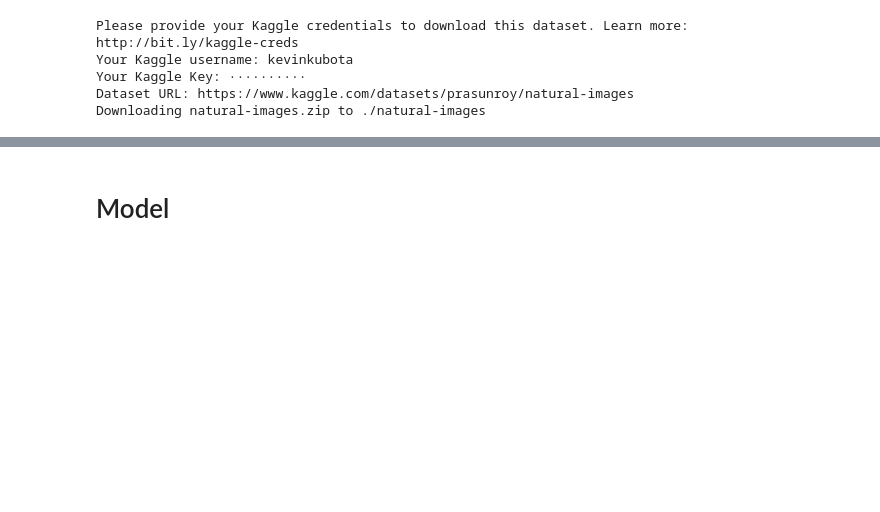
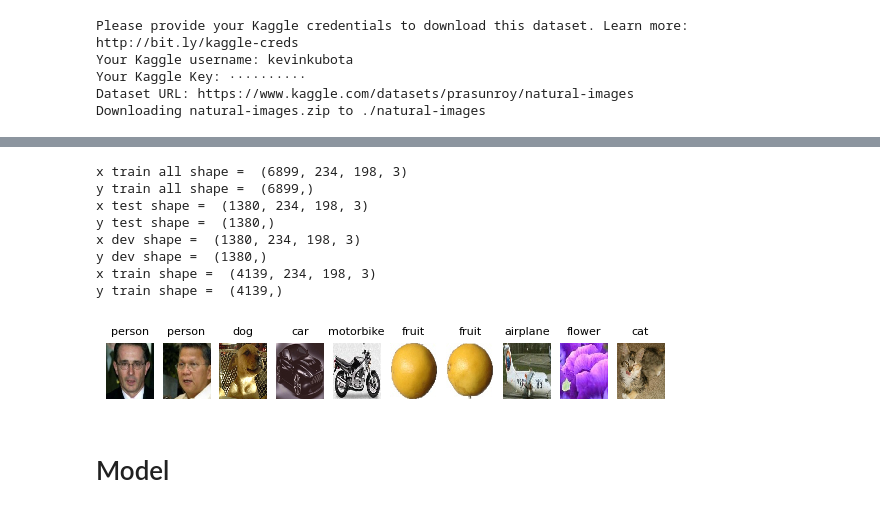
Before and after one commit to kevink02/CECS456Project, a Jupyter notebook: models/Kubota_CECS456Project.ipynb, the cells around one changed output, grey strips where cells are left out. Saved outputs shown, nothing was run; the diff lists cells and outputs as text; code cells hidden in the pictures; blank space fills up the shorter version.

Commit message:
Updated code for printing images and labels

```diff
--- a/models/Kubota_CECS456Project.ipynb
+++ b/models/Kubota_CECS456Project.ipynb
@@ -190,3 +158,44 @@ y train shape =  (4139,)
+# %%
+# Verify the datasets are split correctly
+
+
+print("x train all shape = ", x_train_all.shape)
+print("y train all shape = ", y_train_all.shape)
+print("x test shape = ", x_test.shape)
+print("y test shape = ", y_test.shape)
+print("x dev shape = ", x_dev.shape)
+print("y dev shape = ", y_dev.shape)
+print("x train shape = ", x_train.shape)
+print("y train shape = ", y_train.shape)
+
+
+# Get subsets of the training dataset to show
+x_sub, y_sub = [], []
+sub_amount = 10
+set_division_factor = int(m / sub_amount)
+for i in range(sub_amount):
+  x_sub.append(x_train_all[i * set_division_factor])
+  y_sub.append(y_train_all[i * set_division_factor])
+
+# Show each image and label in the subsets
+plt.figure(figsize=(7.2, 2.4))
+for index, image in enumerate(x_sub):
+    plt.subplot(1, sub_amount, index + 1)
+    plt.imshow(image, cmap="binary", interpolation="nearest")
+    plt.axis('off')
+    plt.title(label_strings[y_sub[index]], fontsize=8)
+plt.subplots_adjust(wspace=0.2, hspace=0.5)
+plt.show()
+# %% [output]
+x train all shape =  (6899, 234, 198, 3)
+y train all shape =  (6899,)
+x test shape =  (1380, 234, 198, 3)
+y test shape =  (1380,)
+x dev shape =  (1380, 234, 198, 3)
+y dev shape =  (1380,)
+x train shape =  (4139, 234, 198, 3)
+y train shape =  (4139,)
+[figure, added]
 # %% [markdown]
 # Model
 # %%
```
Also changed, not shown: parts of 3 cells of this notebook, 1 other file.
